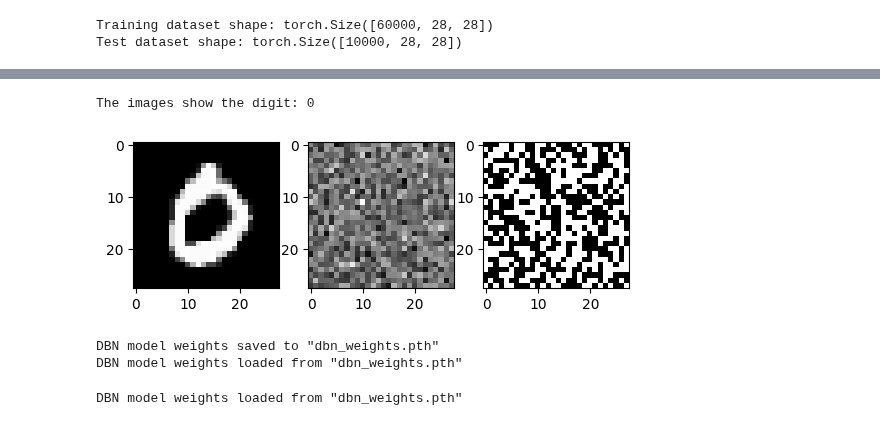
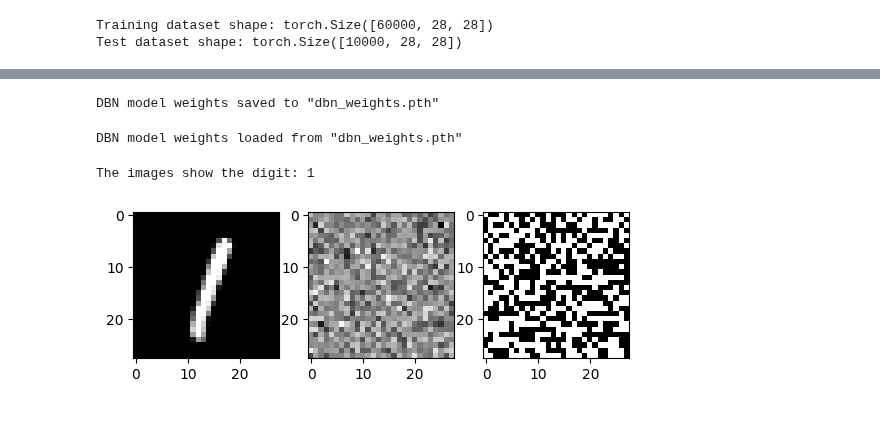
Before and after one commit to pavelihno/cognition-computation-project, a Jupyter notebook: notebook.ipynb, the cells around one changed output, grey strips where cells are left out. Saved outputs shown, nothing was run; the diff lists cells and outputs as text; code cells hidden in the pictures.

```diff
--- a/notebook.ipynb
+++ b/notebook.ipynb
@@ -283,13 +284,15 @@ RBM model weights loaded from "rbm_weights.pth"
+# %%
+# Initialize DBN
+dbn = DBN(
+    n_visible=n_visible,
+    n_hidden=[400, 500, 800],
+    k=1
+)
+
+dbn_weights_file_name = 'dbn_weights.pth'
 # %%
 train_ds_size = mnist_train_ds.data.shape[0]
 train_data = mnist_train_ds.data.reshape(train_ds_size, n_visible)
-
-# Initialize DBN
-dbn = DBN(
-    n_visible=n_visible,
-    n_hidden=[128, 256, 512],
-    k=1
-)
 
 # DBN training
 dbn_loss_histories = dbn.fit(
@@ -316,34 +319,26 @@ Epoch 20/20, MSE: 0.009967
-# %%
-test_idx = 3
-test_img = mnist_test_ds.data[test_idx]
-test_digit = mnist_test_ds.targets[test_idx]
-
-_prob_v, _v = dbn.reconstruct(test_img.reshape(1, n_visible))
-reconstruct_prob_img = _prob_v.reshape(mnist_img_shape).detach()
-reconstruct_img = _v.reshape(mnist_img_shape).detach()
-
-compare_imgs([test_img, reconstruct_prob_img, reconstruct_img], test_digit)
-# %% [output]
-The images show the digit: 0
-[figure, old version]
 # %%
 # Saving DBN weights to file
-dbn_weights_file_name = 'dbn_weights.pth'
 torch.save(dbn.state_dict(), dbn_weights_file_name)
 print(f'DBN model weights saved to "{dbn_weights_file_name}"')
-
-# Loading weights from file
-new_dbn = DBN(n_visible=n_visible, n_hidden=[128, 256, 512], k=1)
-new_dbn.load_state_dict(torch.load(dbn_weights_file_name))
-new_dbn.to(device)
-print(f'DBN model weights loaded from "{dbn_weights_file_name}"')
 # %% [output]
 DBN model weights saved to "dbn_weights.pth"
-DBN model weights loaded from "dbn_weights.pth"
-# %%
-dbn = DBN(n_visible=n_visible, n_hidden=[128, 256, 512], k=1)
-dbn.load_state_dict(torch.load(dbn_weights_file_name))
-dbn.to(device)
-print(f'DBN model weights loaded from "{dbn_weights_file_name}"')
-# %% [output]
-DBN model weights loaded from "dbn_weights.pth"
+# %%
+# Loading weights from file
+dbn.load_state_dict(torch.load(dbn_weights_file_name))
+dbn.to(device)
+print(f'DBN model weights loaded from "{dbn_weights_file_name}"')
+# %% [output]
+DBN model weights loaded from "dbn_weights.pth"
+# %%
+test_idx = 5
+test_img = mnist_test_ds.data[test_idx]
+test_digit = mnist_test_ds.targets[test_idx]
+
+_prob_v, _v = dbn.reconstruct(test_img.reshape(1, n_visible))
+reconstruct_prob_img = _prob_v.reshape(mnist_img_shape).detach()
+reconstruct_img = _v.reshape(mnist_img_shape).detach()
+
+compare_imgs([test_img, reconstruct_prob_img, reconstruct_img], test_digit)
+# %% [output]
+The images show the digit: 1
+[figure, new version]
```
Also changed, not shown: parts of 8 cells of this notebook.
